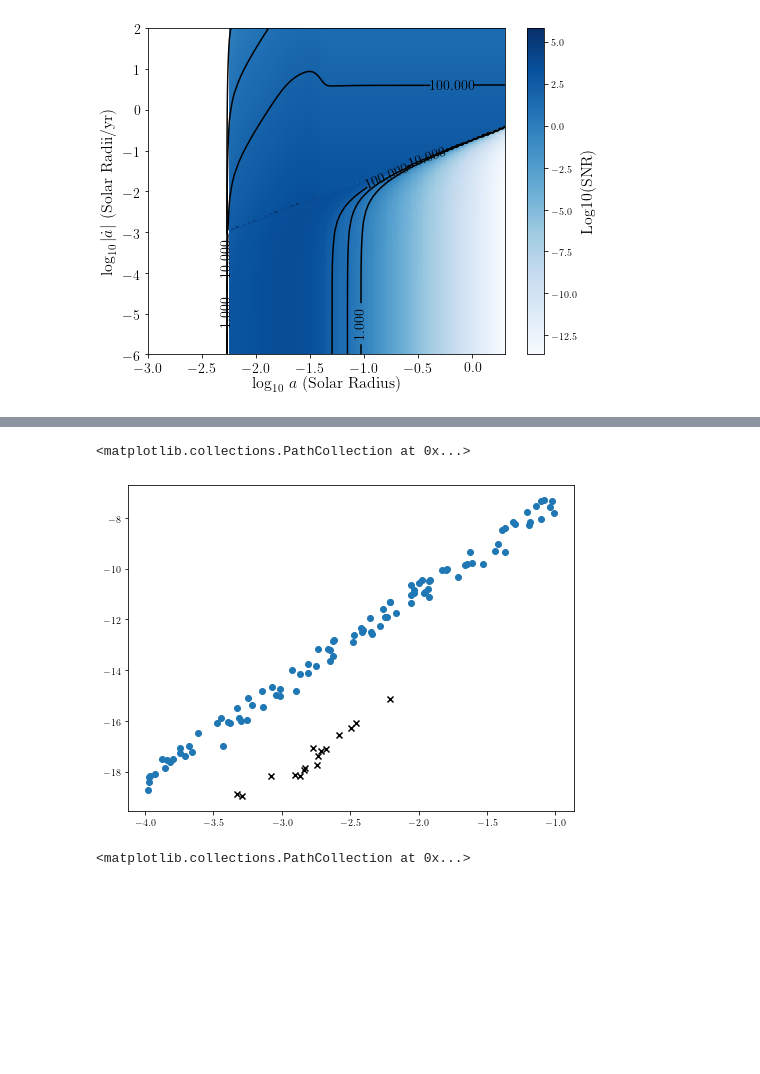
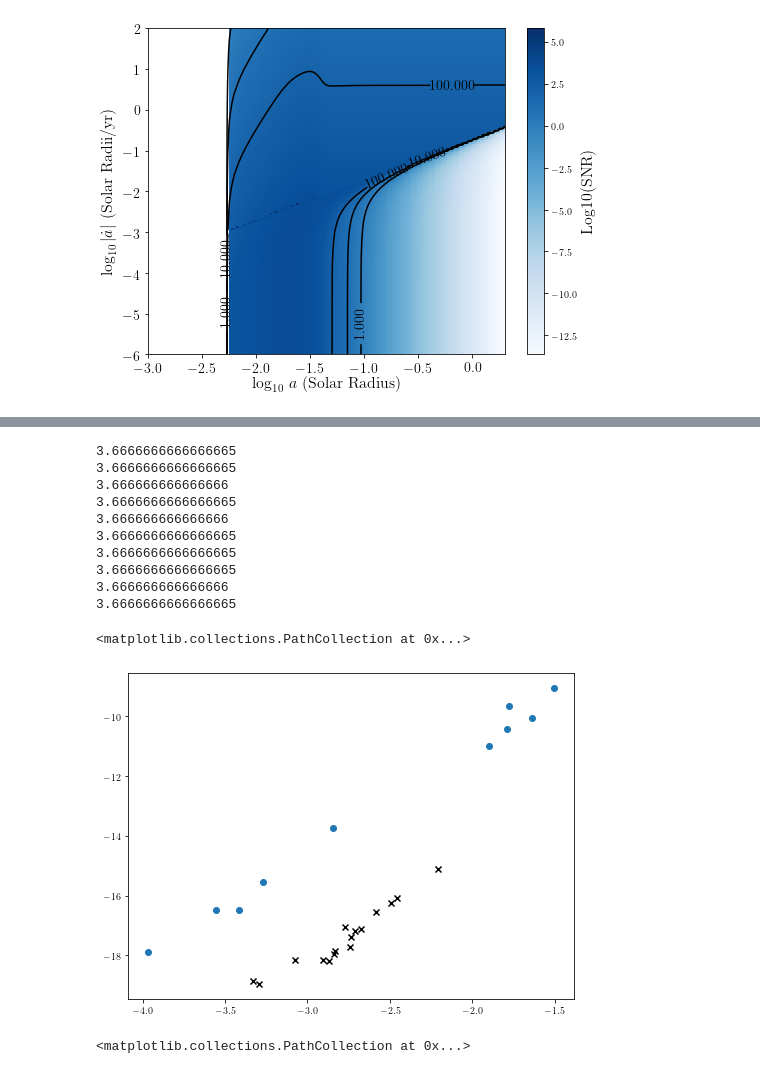
Before and after one commit to tcallister/LISA-and-CE-Evolution, a Jupyter notebook: SNR_grid.ipynb, the cells around one changed output, grey strips where cells are left out. Cells and saved outputs as stored; diff of their text form; code cells hidden in the pictures; blank space fills up the shorter version.

```diff
--- a/SNR_grid.ipynb
+++ b/SNR_grid.ipynb
@@ -176,7 +176,6 @@ def snr_from_f_fdot(f0,fdot0,m1=1.,m2=1.,D=3.):
     amp_at_f = amp_from_fGW_mass_dist(fourier_freqs,compute_Mc(m1,m2),D)
     sep_at_f = a_from_fGW_mass(fourier_freqs,m1,m2)
 
-    adot = (-2.*np.pi/3.)*fdot0*np.power(sep_at_f,5./2.)/np.sqrt(G*(m1+m2)*Msun)
     fdot_at_f = fdot0
     hf = amp_at_f/np.sqrt(fdot_at_f)
 
@@ -271,7 +218,7 @@ fdot_orbs = np.logspace(-20,6,90)
 rhos = np.zeros((f_orbs.size,fdot_orbs.size))
 for i in range(f_orbs.size):
     for j in range(fdot_orbs.size):
-        rhos[i,j] = snr_from_f_fdot(f_orbs[i],fdot_orbs[j])
+        rhos[i,j] = snr_from_f_fdot(f_orbs[i],fdot_orbs[j],0.5,0.8)
 
 fig,ax = plt.subplots(figsize=(8,6))
 
@@ -297,0 +262,35 @@ ax.set_ylim(-20,-5)
+# %%
+fig,ax = plt.subplots(figsize=(8,6))
+
+fs = np.array([])
+fdots = np.array([])
+
+for i in range(100):
+
+    Mtot = 10.**(np.random.random()*4)
+    m1 = Mtot/2.
+    m2 = Mtot/2.
+
+    fISCO = 2.2e3/Mtot
+
+    fs = np.logspace(-4,np.log10(fISCO))
+    fdot = fdotGW_from_fGW_Mc(fs,compute_Mc(m1,m2))
+
+    ax.plot(np.log10(fs),np.log10(fdot),color='grey',alpha=0.5,lw=0.3)
+
+xs = 10.**np.linspace(-4,0,100)
+ys = fdotGW_from_fGW_Mc(xs,compute_Mc(0.5,0.8))
+ax.plot(np.log10(xs),np.log10(ys),lw=2,color='orange',ls='--',label='Pure GW')
+
+ax.plot(np.log10(f_ref),np.log10(fdot_drag),lw=2,color='orange',label='Pure Gas')
+
+fdot_min = (1./(5.*year))/(5.*year)
+ax.axhline(y=np.log10(fdot_min),color='black',label='Min Detectable')
+ax.fill_between([-4,0],[np.log10(fdot_min),np.log10(fdot_min)],[-20,-20],color='grey',zorder=5,alpha=0.3)
+
+ax.set_xlim(-4,0)
+ax.set_ylim(-20,-5)
+ax.set_xlabel(r'Log10 $f$ (Hz)',fontsize=16)
+ax.set_ylabel(r'Log10 $|\dot f|\,(\mathrm{s}^{-2})$',fontsize=16)
+ax.tick_params(labelsize=14)
+ax.legend(fontsize=14,frameon=False)
@@ -298,25 +447,38 @@ ax.set_ylim(-20,-5)
 # %%
 fig,ax = plt.subplots(figsize=(8,6))
 
 fs = np.array([])
 fdots = np.array([])
 
-for i in range(100):
+for i in range(10):
 
     m1 = np.random.random()*80.+10
     m2 = np.random.random()*80.+10
 
     f = 10.**(np.random.random()*(-3.)-1.)
-    fdot = fdotGW_from_fGW_Mc(f,Mc(m1,m2))
+    fdot = fdotGW_from_fGW_Mc(f,compute_Mc(m1,m2))
+    fddot = 11./3.*fdot**2./f
+
+    print(fddot*f/fdot**2.)
 
     fs = np.append(fs,f)
     fdots = np.append(fdots,fdot)
 
 ax.scatter(np.log10(fs),np.log10(fdots))
 ax.scatter(np.log10(wd_fs),np.log10((96./5.)*np.power(np.pi,8./3.)*np.power(c,-5.)*np.power(G*Mcs*Msun,5./3.)*np.power(wd_fs,11./3.)),marker='x',color='black')
 # %% [output]
-<matplotlib.collections.PathCollection at 0x...>
+3.6666666666666665
+3.6666666666666665
+3.666666666666666
+3.6666666666666665
+3.666666666666666
+3.6666666666666665
+3.6666666666666665
+3.6666666666666665
+3.666666666666666
+3.6666666666666665
+<matplotlib.collections.PathCollection at 0x...>
-[figure, old version]
+[figure, new version]
 # %%
 fig,ax = plt.subplots(figsize=(8,6))
 
```
Also changed, not shown: parts of 8 cells of this notebook.
